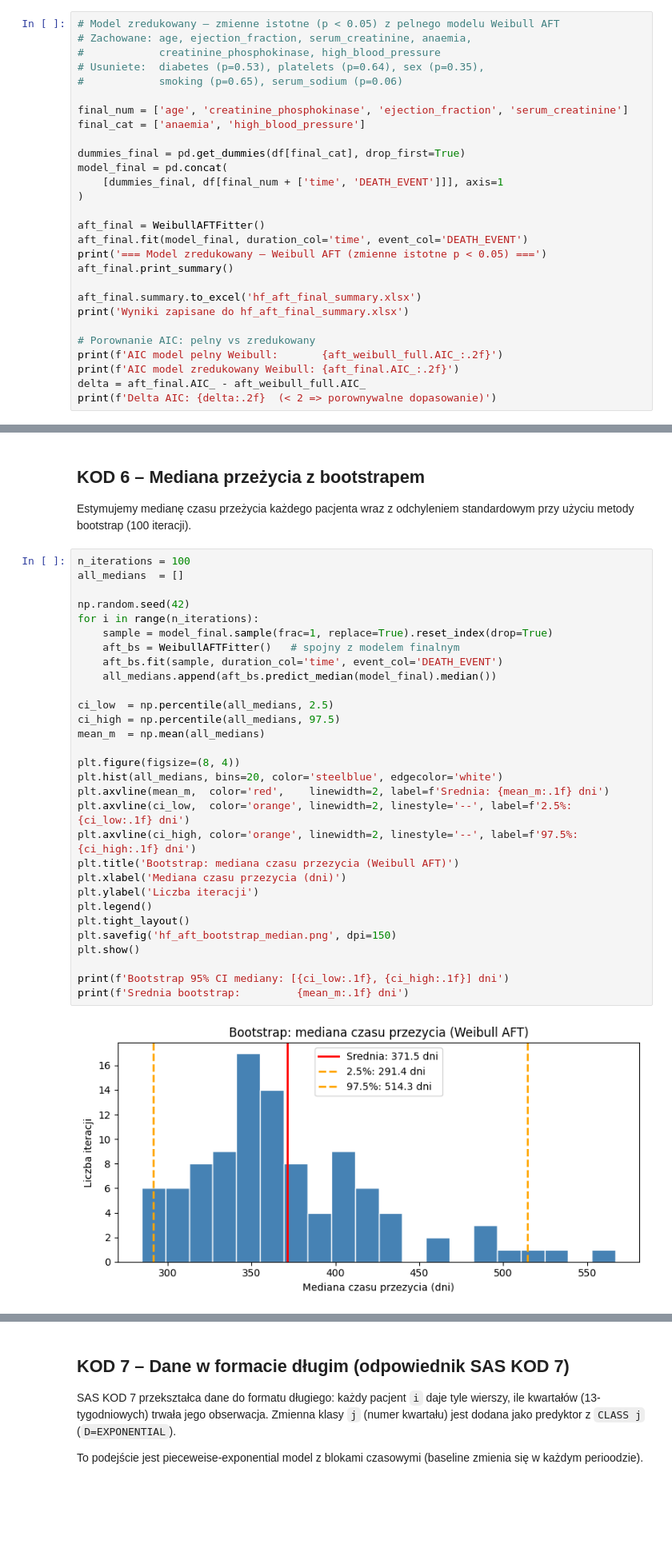
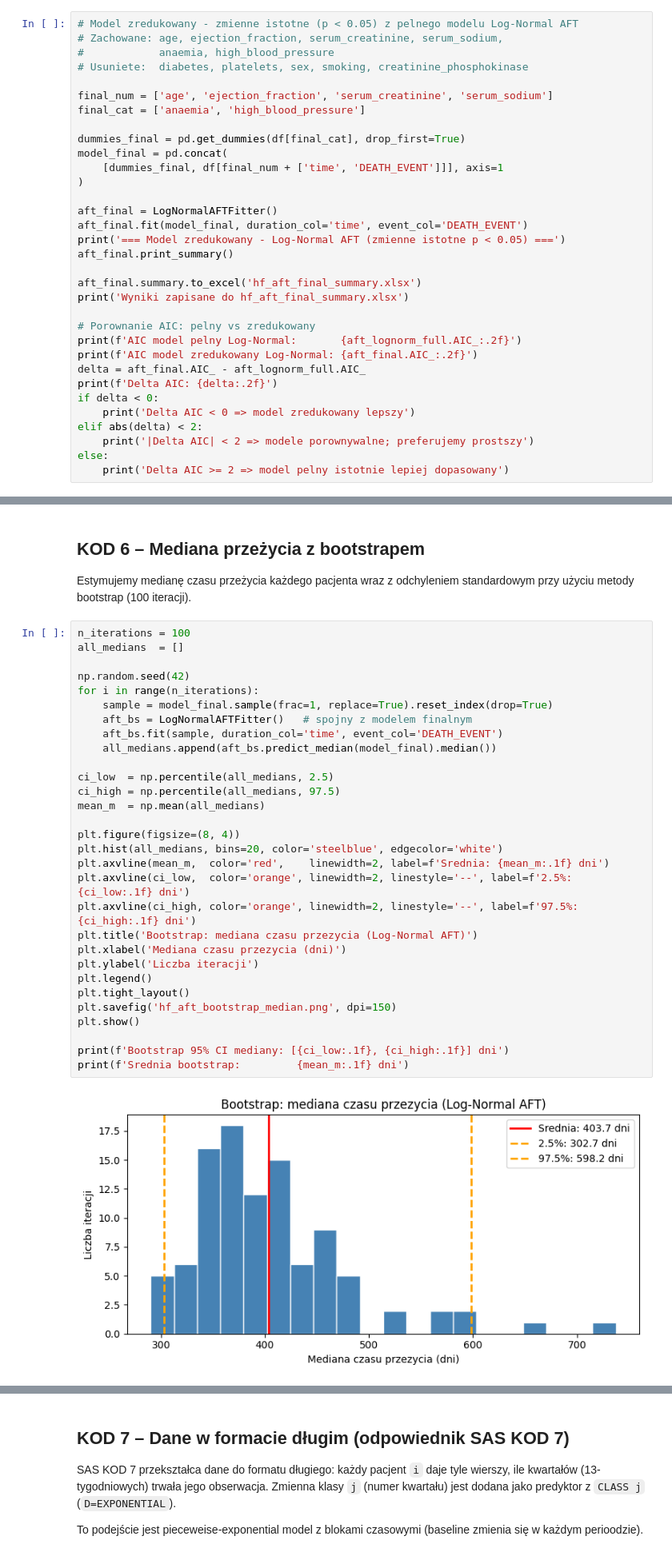
Before and after one commit to Richi9PP/ACT, a Jupyter notebook: Ready_models/hf_analiza_parametryczna.ipynb, the cells around one changed output, grey strips where cells are left out. Shown at 80% size. Cells and saved outputs as stored; diff of their text form; blank space fills up the shorter version.

Commit message:
presentation + analysis+graph updated: wykres funkcji hazardu zastapiony modelem log-normalnym, z powodu lepszego dopasowania R^2 tego rozkladu, przy niewystarczajaco lepszym wyniki AIC dla Weibulli

```diff
--- a/Ready_models/hf_analiza_parametryczna.ipynb
+++ b/Ready_models/hf_analiza_parametryczna.ipynb
@@ -259,11 +263,10 @@ aft_weibull_full.print_summary()
 # %%
-# Model zredukowany – zmienne istotne (p < 0.05) z pelnego modelu Weibull AFT
-# Zachowane: age, ejection_fraction, serum_creatinine, anaemia,
-#            creatinine_phosphokinase, high_blood_pressure
-# Usuniete:  diabetes (p=0.53), platelets (p=0.64), sex (p=0.35),
-#            smoking (p=0.65), serum_sodium (p=0.06)
+# Model zredukowany - zmienne istotne (p < 0.05) z pelnego modelu Log-Normal AFT
+# Zachowane: age, ejection_fraction, serum_creatinine, serum_sodium,
+#            anaemia, high_blood_pressure
+# Usuniete:  diabetes, platelets, sex, smoking, creatinine_phosphokinase
 
-final_num = ['age', 'creatinine_phosphokinase', 'ejection_fraction', 'serum_creatinine']
+final_num = ['age', 'ejection_fraction', 'serum_creatinine', 'serum_sodium']
 final_cat = ['anaemia', 'high_blood_pressure']
 
 dummies_final = pd.get_dummies(df[final_cat], drop_first=True)
@@ -271,17 +274,23 @@ model_final = pd.concat(
     [dummies_final, df[final_num + ['time', 'DEATH_EVENT']]], axis=1
 )
 
-aft_final = WeibullAFTFitter()
+aft_final = LogNormalAFTFitter()
 aft_final.fit(model_final, duration_col='time', event_col='DEATH_EVENT')
-print('=== Model zredukowany – Weibull AFT (zmienne istotne p < 0.05) ===')
+print('=== Model zredukowany - Log-Normal AFT (zmienne istotne p < 0.05) ===')
 aft_final.print_summary()
 
 aft_final.summary.to_excel('hf_aft_final_summary.xlsx')
 print('Wyniki zapisane do hf_aft_final_summary.xlsx')
 
 # Porownanie AIC: pelny vs zredukowany
-print(f'AIC model pelny Weibull:       {aft_weibull_full.AIC_:.2f}')
-print(f'AIC model zredukowany Weibull: {aft_final.AIC_:.2f}')
-delta = aft_final.AIC_ - aft_weibull_full.AIC_
-print(f'Delta AIC: {delta:.2f}  (< 2 => porownywalne dopasowanie)')
+print(f'AIC model pelny Log-Normal:       {aft_lognorm_full.AIC_:.2f}')
+print(f'AIC model zredukowany Log-Normal: {aft_final.AIC_:.2f}')
+delta = aft_final.AIC_ - aft_lognorm_full.AIC_
+print(f'Delta AIC: {delta:.2f}')
+if delta < 0:
+    print('Delta AIC < 0 => model zredukowany lepszy')
+elif abs(delta) < 2:
+    print('|Delta AIC| < 2 => modele porownywalne; preferujemy prostszy')
+else:
+    print('Delta AIC >= 2 => model pelny istotnie lepiej dopasowany')
 # %% [output]
@@ -712,32 +720,32 @@ Estymujemy medianę czasu przeżycia każdego pacjenta wraz z odchyleniem standa
 # %%
 n_iterations = 100
 all_medians  = []
 
 np.random.seed(42)
 for i in range(n_iterations):
     sample = model_final.sample(frac=1, replace=True).reset_index(drop=True)
-    aft_bs = WeibullAFTFitter()   # spojny z modelem finalnym
+    aft_bs = LogNormalAFTFitter()   # spojny z modelem finalnym
     aft_bs.fit(sample, duration_col='time', event_col='DEATH_EVENT')
     all_medians.append(aft_bs.predict_median(model_final).median())
 
 ci_low  = np.percentile(all_medians, 2.5)
 ci_high = np.percentile(all_medians, 97.5)
 mean_m  = np.mean(all_medians)
 
 plt.figure(figsize=(8, 4))
 plt.hist(all_medians, bins=20, color='steelblue', edgecolor='white')
 plt.axvline(mean_m,  color='red',    linewidth=2, label=f'Srednia: {mean_m:.1f} dni')
 plt.axvline(ci_low,  color='orange', linewidth=2, linestyle='--', label=f'2.5%: {ci_low:.1f} dni')
 plt.axvline(ci_high, color='orange', linewidth=2, linestyle='--', label=f'97.5%: {ci_high:.1f} dni')
-plt.title('Bootstrap: mediana czasu przezycia (Weibull AFT)')
+plt.title('Bootstrap: mediana czasu przezycia (Log-Normal AFT)')
 plt.xlabel('Mediana czasu przezycia (dni)')
 plt.ylabel('Liczba iteracji')
 plt.legend()
 plt.tight_layout()
 plt.savefig('hf_aft_bootstrap_median.png', dpi=150)
 plt.show()
 
 print(f'Bootstrap 95% CI mediany: [{ci_low:.1f}, {ci_high:.1f}] dni')
 print(f'Srednia bootstrap:         {mean_m:.1f} dni')
 # %% [output]
-[figure, old version]
+[figure, new version]
```
Also changed, not shown: parts of 11 cells of this notebook, 18 other files.
